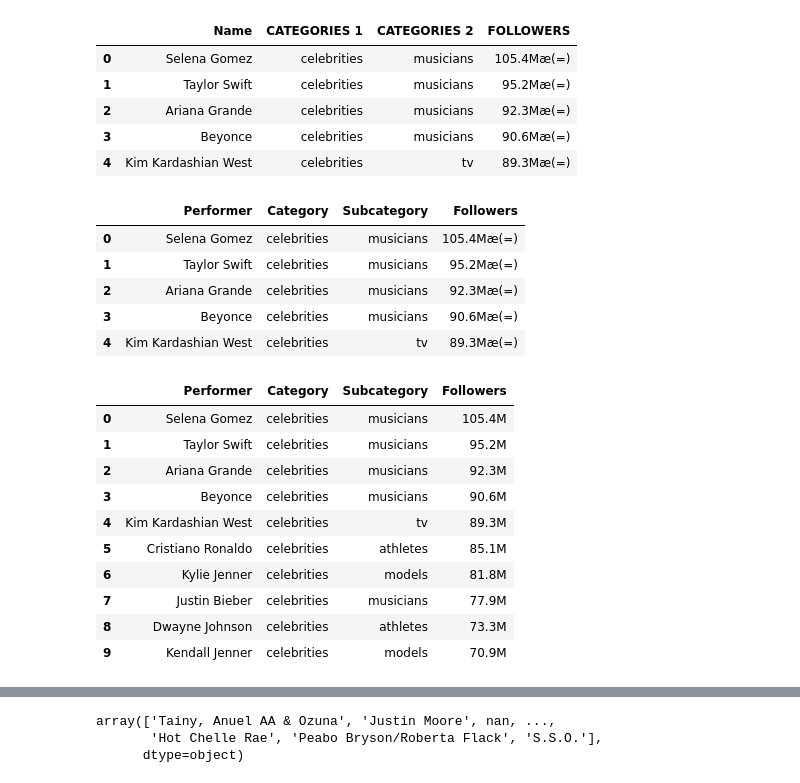
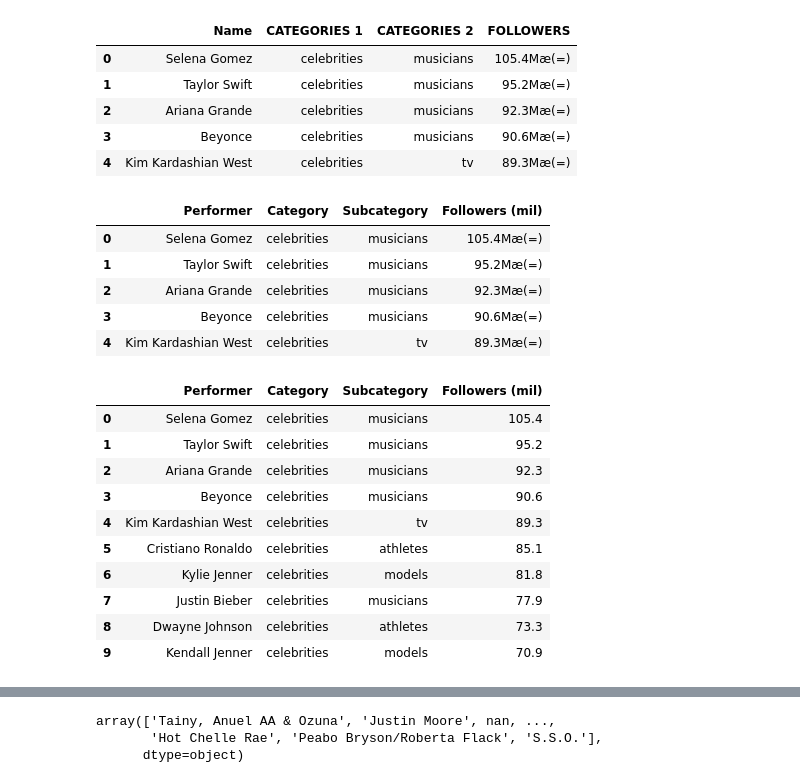
Before and after one commit to emilyshute/ETL-Project, a Jupyter notebook: working_file.ipynb, the cells around one changed output, grey strips where cells are left out. Saved outputs shown, nothing was run; the diff lists cells and outputs as text; code cells hidden in the pictures.

```diff
--- a/working_file.ipynb
+++ b/working_file.ipynb
@@ -26,10 +26,10 @@ new_most_followed.head()
 | 3 | Beyonce | celebrities | musicians | 90.6Mæ(=) |
 | 4 | Kim Kardashian West | celebrities | tv | 89.3Mæ(=) |
 # %%
-new_most_followed = new_most_followed.rename(columns={"Name": "Performer","CATEGORIES 1":"Category", "CATEGORIES 2":"Subcategory","FOLLOWERS":"Followers"})
+new_most_followed = new_most_followed.rename(columns={"Name": "Performer","CATEGORIES 1":"Category", "CATEGORIES 2":"Subcategory","FOLLOWERS":"Followers (mil)"})
 new_most_followed.head()
 # %% [output]
-|  | Performer | Category | Subcategory | Followers |
+|  | Performer | Category | Subcategory | Followers (mil) |
 | 0 | Selena Gomez | celebrities | musicians | 105.4Mæ(=) |
 | 1 | Taylor Swift | celebrities | musicians | 95.2Mæ(=) |
 | 2 | Ariana Grande | celebrities | musicians | 92.3Mæ(=) |
@@ -37,28 +37,28 @@ new_most_followed.head()
 | 4 | Kim Kardashian West | celebrities | tv | 89.3Mæ(=) |
 # %%
 # start and stop variables
-start, stop = 0, -4
+start, stop = 0, -1
 
 # converting to string data type
-new_most_followed["Followers"]= new_most_followed["Followers"].astype(str)
+new_most_followed["Followers (mil)"]= new_most_followed["Followers (mil)"].astype(str)
 
 # slicing till 2nd last element
-new_most_followed["Followers"]= new_most_followed["Followers"].str.slice(start, stop)
+new_most_followed["Followers (mil)"]= new_most_followed["Followers (mil)"].str.slice(start, stop)
 
 # display
 new_most_followed.head(10)
 # %% [output]
-|  | Performer | Category | Subcategory | Followers |
-| 0 | Selena Gomez | celebrities | musicians | 105.4M |
-| 1 | Taylor Swift | celebrities | musicians | 95.2M |
-| 2 | Ariana Grande | celebrities | musicians | 92.3M |
-| 3 | Beyonce | celebrities | musicians | 90.6M |
-| 4 | Kim Kardashian West | celebrities | tv | 89.3M |
-| 5 | Cristiano Ronaldo | celebrities | athletes | 85.1M |
-| 6 | Kylie Jenner | celebrities | models | 81.8M |
-| 7 | Justin Bieber | celebrities | musicians | 77.9M |
-| 8 | Dwayne Johnson | celebrities | athletes | 73.3M |
-| 9 | Kendall Jenner | celebrities | models | 70.9M |
+|  | Performer | Category | Subcategory | Followers (mil) |
+| 0 | Selena Gomez | celebrities | musicians | 105.4 |
+| 1 | Taylor Swift | celebrities | musicians | 95.2 |
+| 2 | Ariana Grande | celebrities | musicians | 92.3 |
+| 3 | Beyonce | celebrities | musicians | 90.6 |
+| 4 | Kim Kardashian West | celebrities | tv | 89.3 |
+| 5 | Cristiano Ronaldo | celebrities | athletes | 85.1 |
+| 6 | Kylie Jenner | celebrities | models | 81.8 |
+| 7 | Justin Bieber | celebrities | musicians | 77.9 |
+| 8 | Dwayne Johnson | celebrities | athletes | 73.3 |
+| 9 | Kendall Jenner | celebrities | models | 70.9 |
 # %%
 hot_100_df = pd.read_csv(hot_100)
 hot_100_df.head()
```
Also changed, not shown: parts of 6 cells of this notebook.
